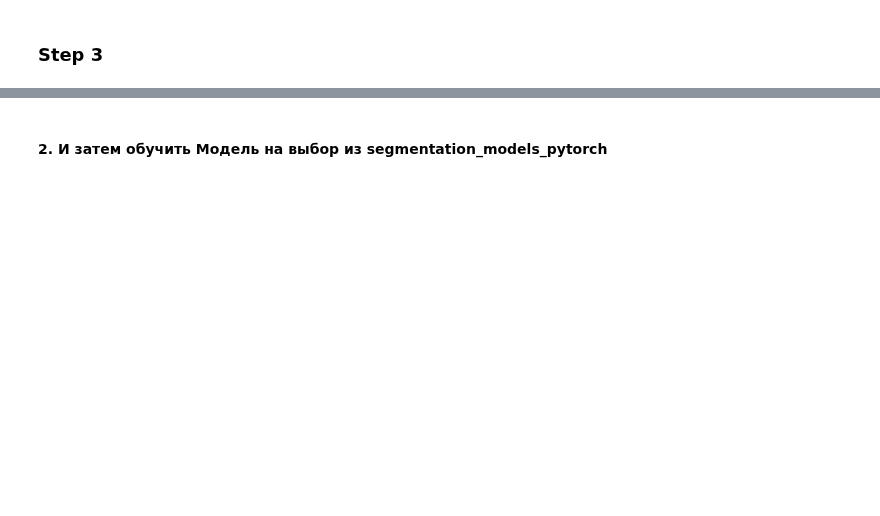
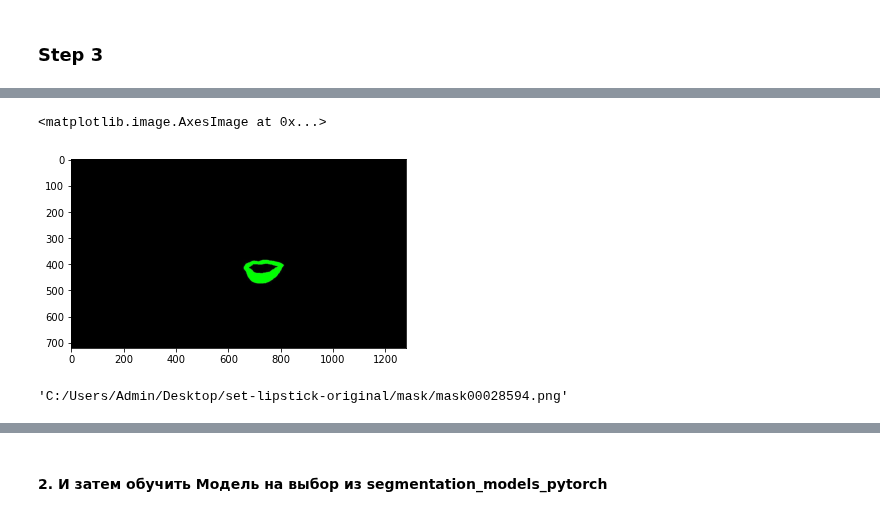
Before and after one commit to Miillya/Geekbrains, a Jupyter notebook: Фреймворк PyTorch для разработки искусственных нейронных сетей/Урок 4. Image Segmentation/hw_04.ipynb, the cells around one changed output, grey strips where cells are left out. Saved outputs shown, nothing was run; the diff lists cells and outputs as text; code cells hidden in the pictures; blank space fills up the shorter version.

```diff
--- a/Фреймворк PyTorch для разработки искусственных нейронных сетей/Урок 4. Image Segmentation/hw_04.ipynb
+++ b/Фреймворк PyTorch для разработки искусственных нейронных сетей/Урок 4. Image Segmentation/hw_04.ipynb
@@ -363,0 +308,9 @@ test_data_loader = DataLoader(test_data, batch_size=1, shuffle=False)
+# %%
+plt.imshow(mask_it)
+# %% [output]
+<matplotlib.image.AxesImage at 0x...>
+[figure, added]
+# %%
+masks_adapt[-1]
+# %% [output]
+'C:/Users/Admin/Desktop/set-lipstick-original/mask/mask00028594.png'
```
Also changed, not shown: parts of 36 cells of this notebook.
